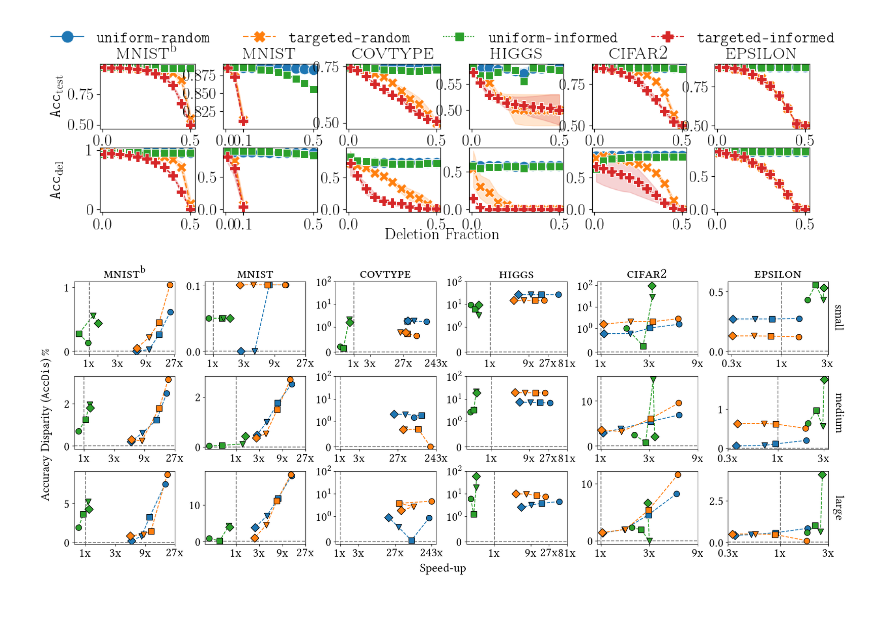
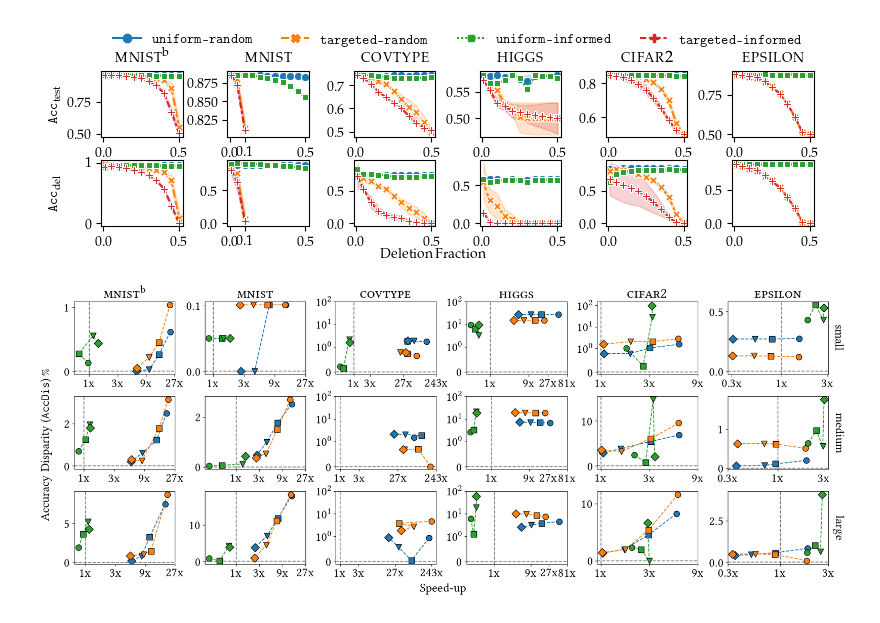
Before and after one commit to testc2/unlearning-experiments, a Jupyter notebook: code/plotting/Final Plots.ipynb, the cells around one changed output. Cells and saved outputs as stored; diff of their text form; code cells hidden in the pictures.

Commit message:
Updates plotting code

```diff
--- a/code/plotting/Final Plots.ipynb
+++ b/code/plotting/Final Plots.ipynb
@@ -42,17 +42,18 @@ def get_default(base:float=6,inc:float=0):
         'ytick.labelsize' : base+inc,
         'figure.titlesize':base+inc,
 }
-default = get_default()
+default = get_default(10)
 new_rc_params = {
         'text.usetex': True,
         'figure.dpi':100,
-        'savefig.dpi':300,
+        'savefig.dpi':100,
         'font.family': 'serif',
-        'font.serif'  : 'cm'
+        'font.serif'  : ['Palatino'],
          }
 new_rc_params.update(default)
 # fig_width_pt = 506.295  # Get this from LaTeX using \showthe\columnwidth
-fig_width_pt = 338.58778  # Get this from LaTeX using \showthe\columnwidth
+# fig_width_pt = 338.58778  # Get this from LaTeX using \showthe\columnwidth
+fig_width_pt = 525.23764 # \fulllenght MDPI
 inches_per_pt = 1.0/72.27               # Convert pt to inches
 golden_mean = (math.sqrt(5)-1.0)/2.0         # Aesthetic ratio
 fig_width = fig_width_pt*inches_per_pt  # width in inches
@@ -63,14 +64,15 @@ mpl.rcParams.update(new_rc_params)
 save = True
 # %%
 # scale = {k:v*3 for k,v in default.items()}
-# new_rc_params.update(scale)
-# mpl.rcParams.update(new_rc_params)
-# figsize = np.array(fig_size)*3
-# plt.figure(figsize=figsize)
-# x = np.arange(-2*np.pi,2*np.pi,0.01)
-# plt.plot(x,np.sin(x),label="hello")
-# s = "The quick brown fox jumps over the lazy dog"
+new_rc_params.update(get_default(10))
+mpl.rcParams.update(new_rc_params)
+figsize = np.array(fig_size)
+plt.figure(figsize=figsize)
+x = np.arange(-2*np.pi,2*np.pi,0.01)
+plt.plot(x,np.sin(x),label="hello")
+s = "The quick brown fox jumps over the lazy dog\n1234567890"
 # plt.title(r"$\textsc{mnist}^{\text{b}}$")
-# plt.legend()
-# # plt.rcParams["xtick.major.size"]=14
-# # plt.savefig(figure_dir/"test_fig.pdf",bbox_inches='tight')
+plt.title(s)
+plt.legend()
+# plt.rcParams["xtick.major.size"]=14
+# plt.savefig(figure_dir/"test_fig.pdf",bbox_inches='tight')
@@ -77,14 +82,14 @@ save = True
 # %%
 from plotting.combined_plots import plot_ratios_grid,plot_remove_dist,plot_perturbation,plot_unlearning,plot_unlearning_certifiability,plot_unlearning_effectiveness, plot_unlearning_efficiency, get_legend_QoA, plot_unlearning_appendix,plot_speedup, print_combined_error_metrics,plot_remove_dist_single, plot_custom
 # %%
-scale = {k:v*3 for k,v in get_default().items()}
-scale["legend.markerscale"]=2
-new_rc_params.update(scale)
+# scale = {k:v*3 for k,v in get_default().items()}
+# scale["legend.markerscale"]=2
+new_rc_params.update(default)
 mpl.rcParams.update(new_rc_params)
 
-plot_ratios_grid(results_dir,save_fig=save,latex=True,extended=False,fig_width_pt=fig_width_pt,scale=3)
+plot_ratios_grid(results_dir,save_fig=save,latex=True,extended=False,fig_width_pt=fig_width_pt,scale=1)
 # %% [output]
-[figure, old version]
+[figure, new version]
 # %%
 scale = {k:v*3 for k,v in get_default(inc=1).items()}
 new_rc_params.update(scale)
```
Also changed, not shown: parts of 4 cells of this notebook, 2 other files.
